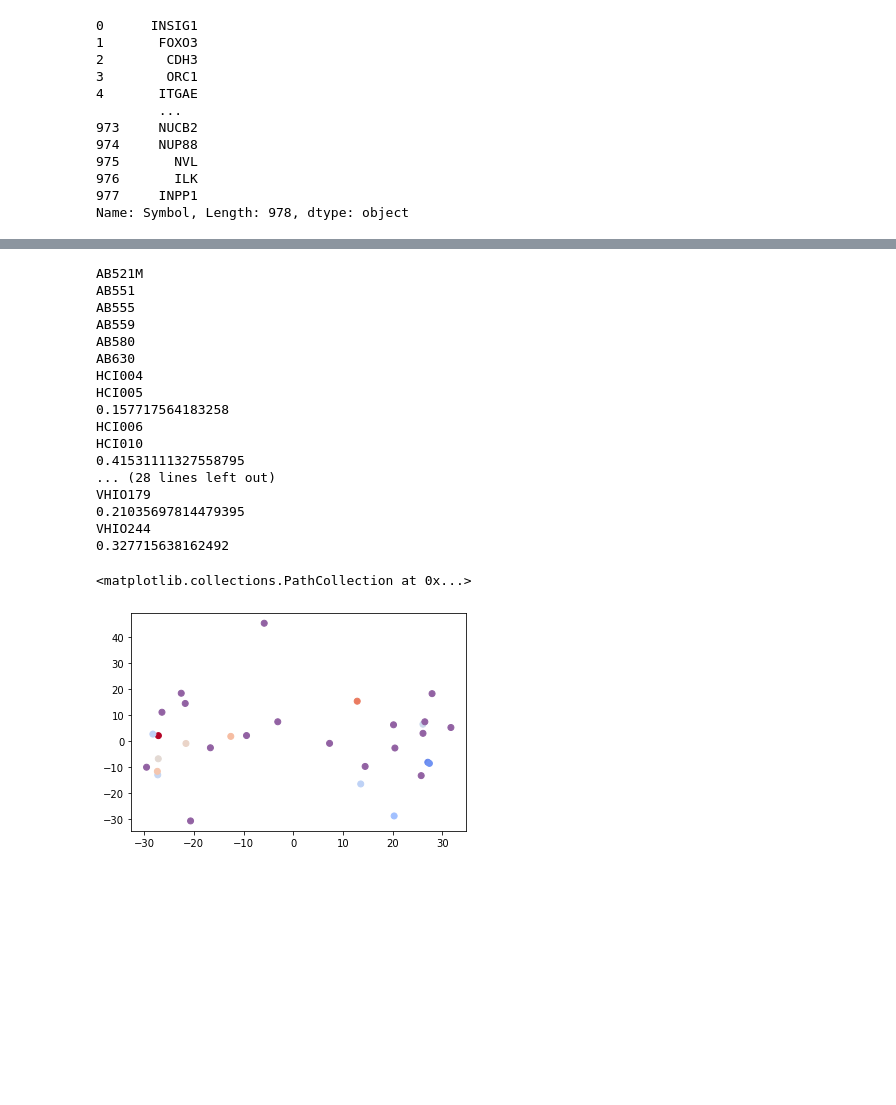
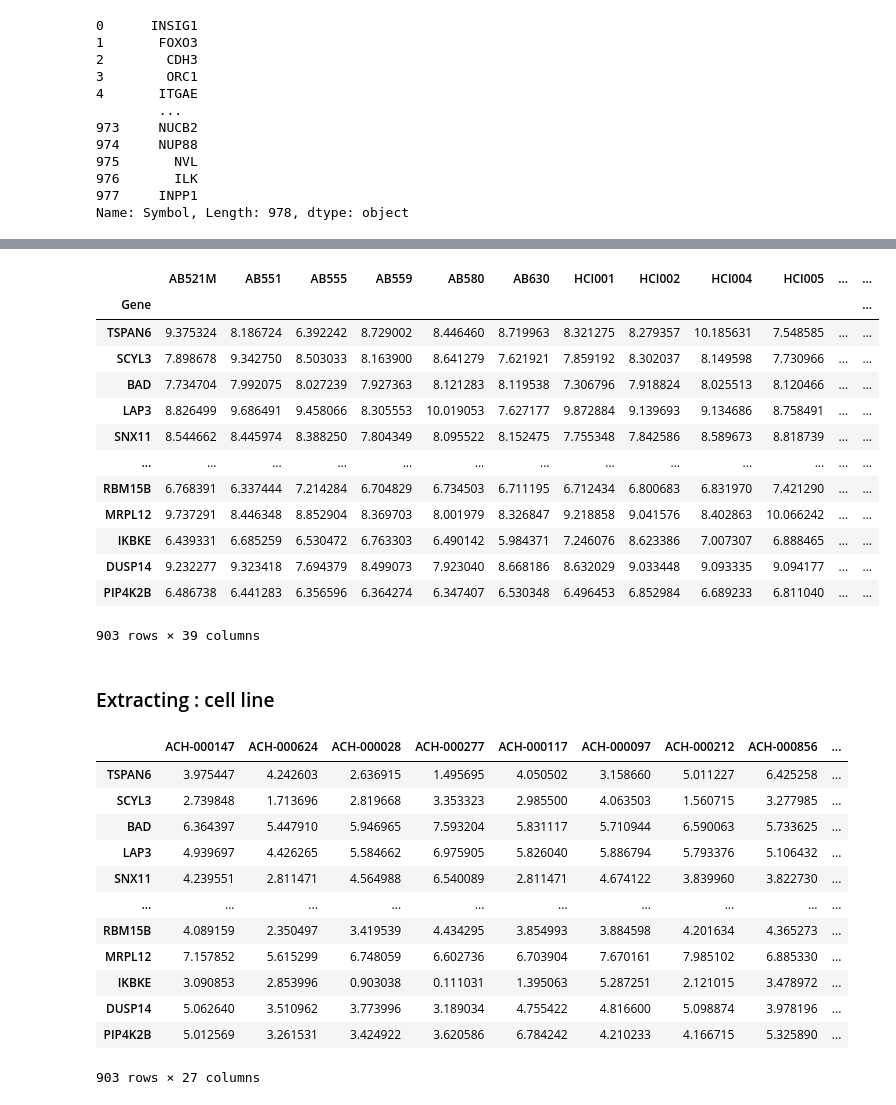
Before and after one commit to MunjungKim/PDTC_drug_response, a Jupyter notebook: notebook/Dimension_Reduce.ipynb, the cells around one changed output, grey strips where cells are left out. Saved outputs shown, nothing was run; the diff lists cells and outputs as text; code cells hidden in the pictures; blank space fills up the shorter version.

```diff
--- a/notebook/Dimension_Reduce.ipynb
+++ b/notebook/Dimension_Reduce.ipynb
@@ -59,0 +107,2 @@ The number of model is 39
+# %%
+cell_line.index = cell_line_gene
@@ -59,0 +127,2 @@ The number of model is 39
+# %%
+overlap_gene = [i for i in cell_line.index if i in exp_model.index]
@@ -59,0 +155,2 @@ The number of model is 39
+# %%
+exp_model=exp_model.loc[overlap_gene]
@@ -100,2 +232,2 @@ Name: Symbol, Length: 978, dtype: object
 # %%
-exp_model[exp_model.index.isin(l1000_symbol)]
+exp_model_l1000 = exp_model[exp_model.index.isin(l1000_symbol)]
@@ -330,31 +234,19 @@ string_list = [i for i in AICAR_drug_response_wonan['Model']]
-# %%
-c_list = []
-for i in exp_model.columns[exp_model.isnull().any()==False]:
-    print(i)
-    if i in string_list:
-        c_list.append(plt.cm.coolwarm(float(AICAR_drug_response_wonan[AICAR_drug_response_wonan['Model']==i]['AUC'])*2.5) )
-        print(float(AICAR_drug_response_wonan[AICAR_drug_response_wonan['Model']==i]['AUC']))
-    else :
-        c_list.append(plt.cm.PRGn(0.18))
-
-plt.scatter(principalDf['pc1'],principalDf['pc2'],c=c_list)
-# %% [output]
-AB521M
-AB551
-AB555
-AB559
-AB580
-AB630
-HCI004
-HCI005
-0.157717564183258
-HCI006
-HCI010
-0.41531111327558795
-... (28 lines left out)
-VHIO179
-0.21035697814479395
-VHIO244
-0.327715638162492
-<matplotlib.collections.PathCollection at 0x...>
-[figure, removed]
+# %%
+exp_model_l1000
+# %% [output]
+|  | AB521M | AB551 | AB555 | AB559 | AB580 | AB630 | HCI001 | HCI002 | HCI004 | HCI005 | ... | ... |
+| Gene |  |  |  |  |  |  |  |  |  |  |  | ... |
+| TSPAN6 | 9.375324 | 8.186724 | 6.392242 | 8.729002 | 8.446460 | 8.719963 | 8.321275 | 8.279357 | 10.185631 | 7.548585 | ... | ... |
+| SCYL3 | 7.898678 | 9.342750 | 8.503033 | 8.163900 | 8.641279 | 7.621921 | 7.859192 | 8.302037 | 8.149598 | 7.730966 | ... | ... |
+| BAD | 7.734704 | 7.992075 | 8.027239 | 7.927363 | 8.121283 | 8.119538 | 7.306796 | 7.918824 | 8.025513 | 8.120466 | ... | ... |
+| LAP3 | 8.826499 | 9.686491 | 9.458066 | 8.305553 | 10.019053 | 7.627177 | 9.872884 | 9.139693 | 9.134686 | 8.758491 | ... | ... |
+| SNX11 | 8.544662 | 8.445974 | 8.388250 | 7.804349 | 8.095522 | 8.152475 | 7.755348 | 7.842586 | 8.589673 | 8.818739 | ... | ... |
+| ... | ... | ... | ... | ... | ... | ... | ... | ... | ... | ... | ... | ... |
+| RBM15B | 6.768391 | 6.337444 | 7.214284 | 6.704829 | 6.734503 | 6.711195 | 6.712434 | 6.800683 | 6.831970 | 7.421290 | ... | ... |
+| MRPL12 | 9.737291 | 8.446348 | 8.852904 | 8.369703 | 8.001979 | 8.326847 | 9.218858 | 9.041576 | 8.402863 | 10.066242 | ... | ... |
+| IKBKE | 6.439331 | 6.685259 | 6.530472 | 6.763303 | 6.490142 | 5.984371 | 7.246076 | 8.623386 | 7.007307 | 6.888465 | ... | ... |
+| DUSP14 | 9.232277 | 9.323418 | 7.694379 | 8.499073 | 7.923040 | 8.668186 | 8.632029 | 9.033448 | 9.093335 | 9.094177 | ... | ... |
+| PIP4K2B | 6.486738 | 6.441283 | 6.356596 | 6.364274 | 6.347407 | 6.530348 | 6.496453 | 6.852984 | 6.689233 | 6.811040 | ... | ... |
+903 rows × 39 columns
+# %% [markdown]
+### Extracting : cell line
@@ -360,0 +255,16 @@ VHIO244
+# %%
+cell_line_l1000
+# %% [output]
+|  | ACH-000147 | ACH-000624 | ACH-000028 | ACH-000277 | ACH-000117 | ACH-000097 | ACH-000212 | ACH-000856 | ... |
+| TSPAN6 | 3.975447 | 4.242603 | 2.636915 | 1.495695 | 4.050502 | 3.158660 | 5.011227 | 6.425258 | ... |
+| SCYL3 | 2.739848 | 1.713696 | 2.819668 | 3.353323 | 2.985500 | 4.063503 | 1.560715 | 3.277985 | ... |
+| BAD | 6.364397 | 5.447910 | 5.946965 | 7.593204 | 5.831117 | 5.710944 | 6.590063 | 5.733625 | ... |
+| LAP3 | 4.939697 | 4.426265 | 5.584662 | 6.975905 | 5.826040 | 5.886794 | 5.793376 | 5.106432 | ... |
+| SNX11 | 4.239551 | 2.811471 | 4.564988 | 6.540089 | 2.811471 | 4.674122 | 3.839960 | 3.822730 | ... |
+| ... | ... | ... | ... | ... | ... | ... | ... | ... | ... |
+| RBM15B | 4.089159 | 2.350497 | 3.419539 | 4.434295 | 3.854993 | 3.884598 | 4.201634 | 4.365273 | ... |
+| MRPL12 | 7.157852 | 5.615299 | 6.748059 | 6.602736 | 6.703904 | 7.670161 | 7.985102 | 6.885330 | ... |
+| IKBKE | 3.090853 | 2.853996 | 0.903038 | 0.111031 | 1.395063 | 5.287251 | 2.121015 | 3.478972 | ... |
+| DUSP14 | 5.062640 | 3.510962 | 3.773996 | 3.189034 | 4.755422 | 4.816600 | 5.098874 | 3.978196 | ... |
+| PIP4K2B | 5.012569 | 3.261531 | 3.424922 | 3.620586 | 6.784242 | 4.210233 | 4.166715 | 5.325890 | ... |
+903 rows × 27 columns
```
Also changed, not shown: parts of 45 cells of this notebook, 7 other files.
